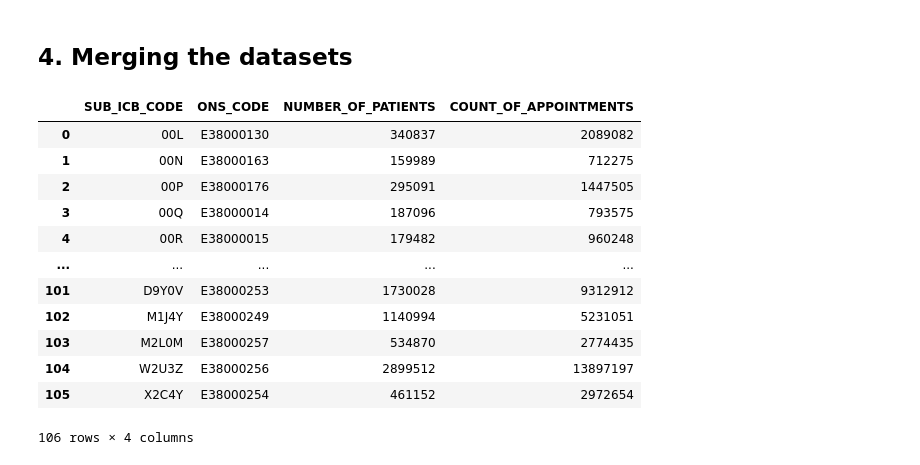
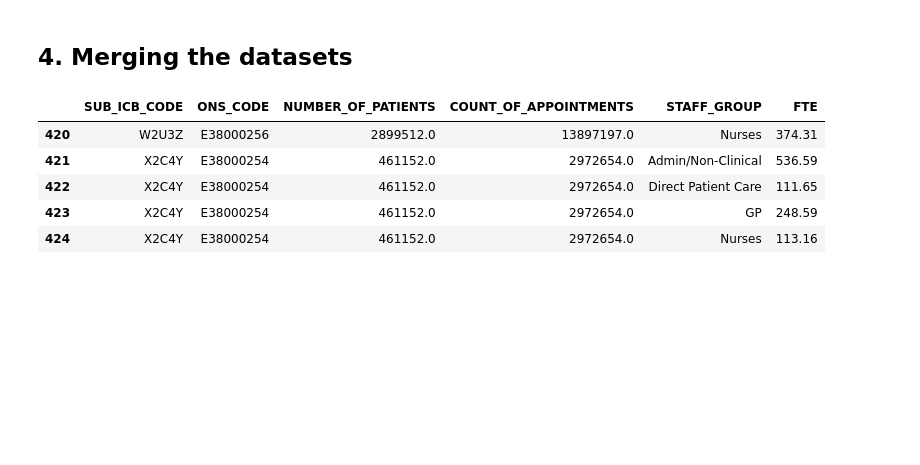
Before and after one commit to Norfolk-Suffolk-ICS/PrimaryCareDemandAndCapacity, a Jupyter notebook: notebooks/2e_Appointments_vs_staffing.ipynb, the cells around one changed output. Drawn from its saved outputs; the diff is of its cells as text; code cells hidden in the pictures; blank space fills up the shorter version.

```diff
--- a/notebooks/2e_Appointments_vs_staffing.ipynb
+++ b/notebooks/2e_Appointments_vs_staffing.ipynb
@@ -224,18 +220,12 @@ appointments_df
 ## 4. Merging the datasets
 # %%
 appointments_vs_staffing_df = pd.merge(patients_df, appointments_df, on='SUB_ICB_CODE', how='inner')
-appointments_vs_staffing_df
+appointments_vs_staffing_df = pd.merge(appointments_vs_staffing_df, workforce_df, on='SUB_ICB_CODE', how='right')
+appointments_vs_staffing_df.tail()
 # %% [output]
-|  | SUB_ICB_CODE | ONS_CODE | NUMBER_OF_PATIENTS | COUNT_OF_APPOINTMENTS |
-| 0 | 00L | E38000130 | 340837 | 2089082 |
-| 1 | 00N | E38000163 | 159989 | 712275 |
-| 2 | 00P | E38000176 | 295091 | 1447505 |
-| 3 | 00Q | E38000014 | 187096 | 793575 |
-| 4 | 00R | E38000015 | 179482 | 960248 |
-| ... | ... | ... | ... | ... |
-| 101 | D9Y0V | E38000253 | 1730028 | 9312912 |
-| 102 | M1J4Y | E38000249 | 1140994 | 5231051 |
-| 103 | M2L0M | E38000257 | 534870 | 2774435 |
-| 104 | W2U3Z | E38000256 | 2899512 | 13897197 |
-| 105 | X2C4Y | E38000254 | 461152 | 2972654 |
+|  | SUB_ICB_CODE | ONS_CODE | NUMBER_OF_PATIENTS | COUNT_OF_APPOINTMENTS | STAFF_GROUP | FTE |
+| 420 | W2U3Z | E38000256 | 2899512.0 | 13897197.0 | Nurses | 374.31 |
+| 421 | X2C4Y | E38000254 | 461152.0 | 2972654.0 | Admin/Non-Clinical | 536.59 |
+| 422 | X2C4Y | E38000254 | 461152.0 | 2972654.0 | Direct Patient Care | 111.65 |
+| 423 | X2C4Y | E38000254 | 461152.0 | 2972654.0 | GP | 248.59 |
+| 424 | X2C4Y | E38000254 | 461152.0 | 2972654.0 | Nurses | 113.16 |
-106 rows × 4 columns
```
Also changed, not shown: parts of 25 cells of this notebook.
